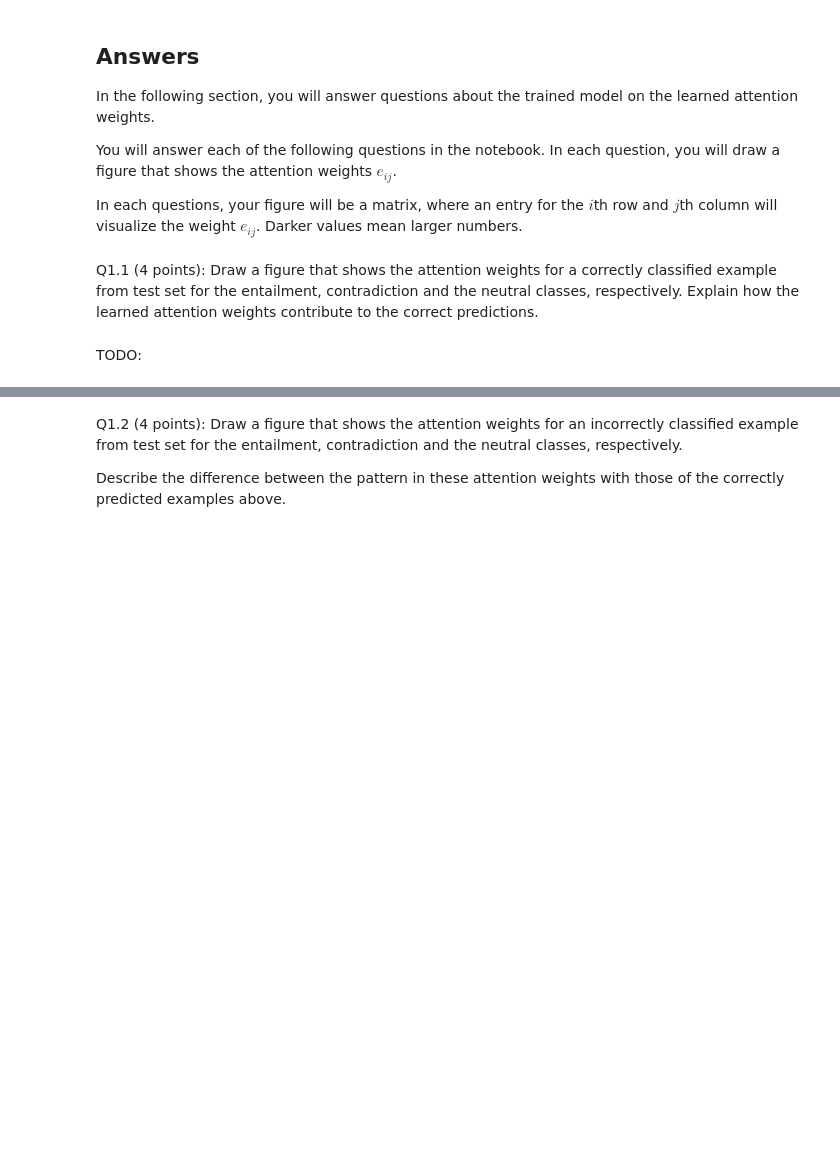
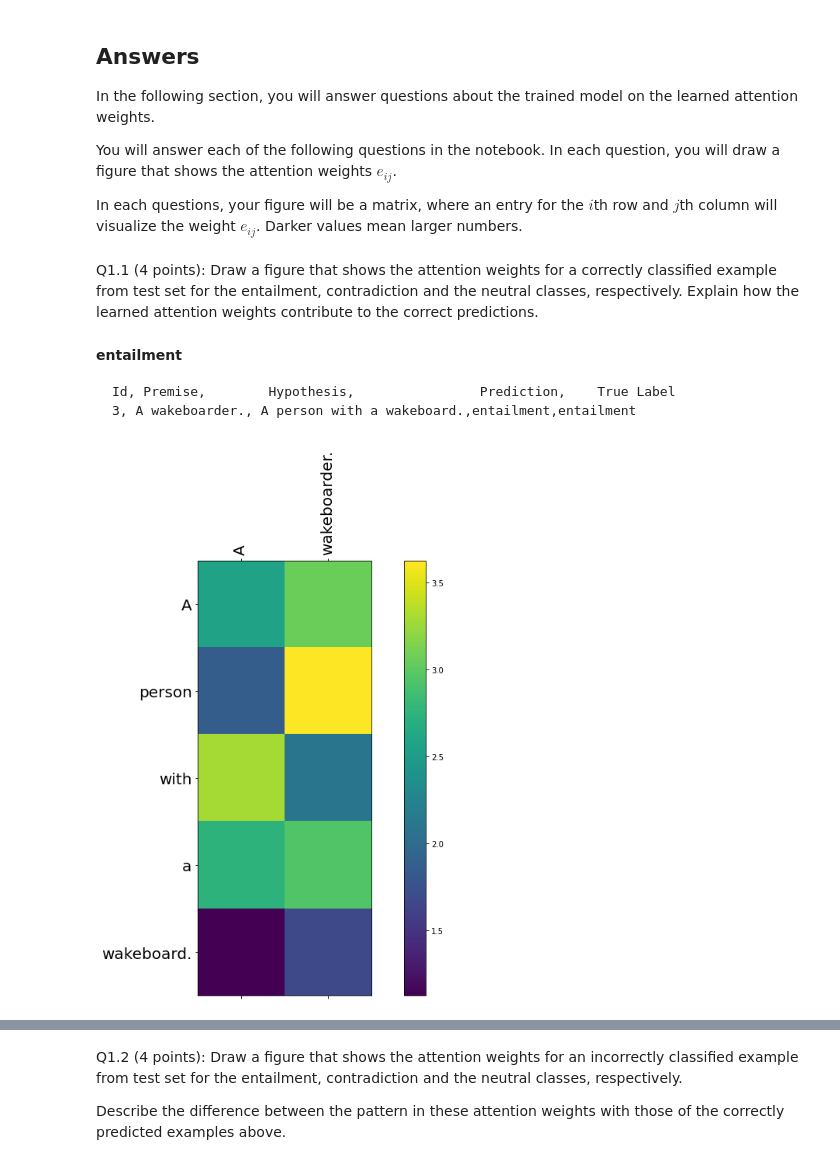
Before and after one commit to MeredithGao/ML-23, a Jupyter notebook: HW4/NLI_Attention.ipynb, the cells around one changed output, grey strips where cells are left out. Cells and saved outputs as stored; diff of their text form; code cells hidden in the pictures; blank space fills up the shorter version.

````diff
--- a/HW4/NLI_Attention.ipynb
+++ b/HW4/NLI_Attention.ipynb
@@ -379,5 +432,17 @@ You will answer each of the following questions in the notebook. In each questio
 In each questions, your figure will be a matrix, where an entry for the $i$th row and $j$th column will visualize the weight $e_{ij}$. Darker values mean larger numbers.
 # %% [markdown]
 Q1.1 (4 points): Draw a figure that shows the attention weights for a correctly classified example from test set for the entailment, contradiction and the neutral classes, respectively. Explain how the learned attention weights contribute to the correct predictions.
-# %% [markdown]
-TODO:
+# %% [markdown]
+
+**entailment**
+```
+Id, Premise,        Hypothesis,                Prediction,    True Label
+3, A wakeboarder., A person with a wakeboard.,entailment,entailment
+```
+# %%
+premise = "A wakeboarder."
+hypothesis = "A person with a wakeboard."
+scores = get_attentions("/content/gdrive/MyDrive/ckpt20.pt", premise, hypothesis)
+visualize_token2head_scores(scores, premise, hypothesis)
+# %% [output]
+[figure, added]
````
Also changed, not shown: parts of 40 cells of this notebook.
